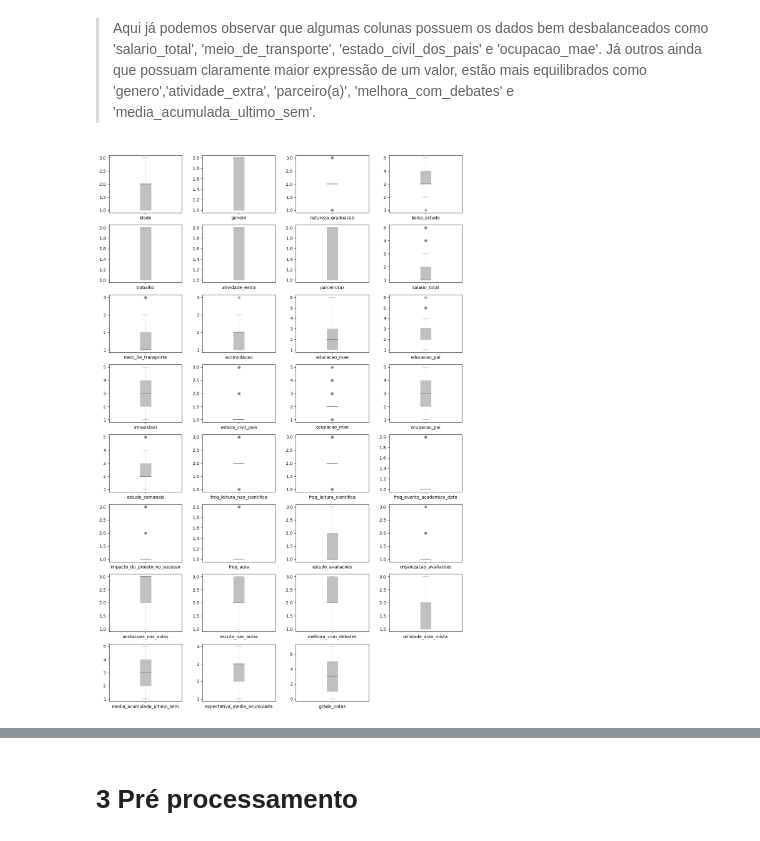
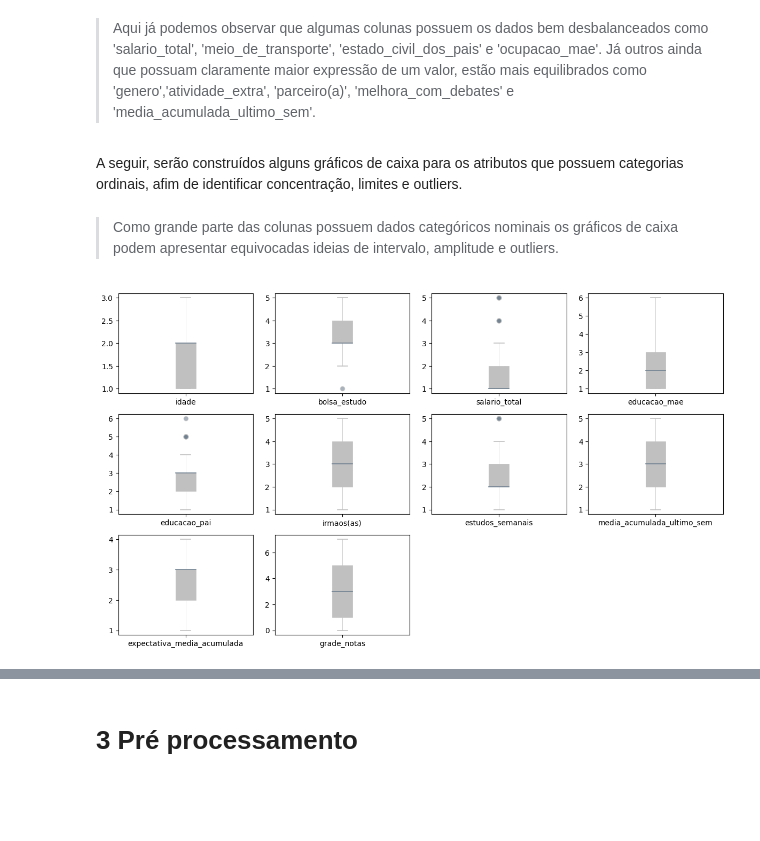
Before and after one commit to IqueMoraes/mvp_analise_exploratoria_e_pre_processamento, a Jupyter notebook: MVP_.ipynb, the cells around one changed output, grey strips where cells are left out. Drawn from its saved outputs; the diff is of its cells as text; code cells hidden in the pictures; blank space fills up the shorter version.

```diff
--- a/MVP_.ipynb
+++ b/MVP_.ipynb
@@ -245,7 +245,7 @@ DICT_LABELS = {
             5: 'Outra'
         }
     ),
-    'estudo_semanais': (
+    'estudos_semanais': (
         "Horas total de estudos semanais", {
             1: '0',
             2: '<=5',
@@ -900,5 +900,5 @@ Aproximadamente 93.55% dos atributos possuem coeficiente de var maior que 25%.
 # %% [markdown]
 ##### Gráficos
 # %%
-stds_filtered_df = students_df.loc[:].drop(['id_estudante', 'id_curso'], axis=1)
+students_filtered_df = students_df.loc[:].drop(['id_estudante', 'id_curso'], axis=1)
 # %%
@@ -943,23 +943,41 @@ plt.show()
 [figure]
 # %% [markdown]
 > Aqui já podemos observar que algumas colunas possuem os dados bem desbalanceados como 'salario_total', 'meio_de_transporte', 'estado_civil_dos_pais' e 'ocupacao_mae'. Já outros ainda que possuam claramente maior expressão de um valor, estão mais equilibrados como 'genero','atividade_extra', 'parceiro(a)', 'melhora_com_debates' e 'media_acumulada_ultimo_sem'.
+# %% [markdown]
+A seguir, serão construídos alguns gráficos de caixa para os atributos que possuem categorias ordinais, afim de identificar concentração, limites e outliers.
+# %% [markdown]
+> Como grande parte das colunas possuem dados categóricos nominais os gráficos de caixa podem apresentar equivocadas ideias de intervalo, amplitude e outliers.
+# %%
+# separando manualmente as colunas que poderão ser analisadas em boxplot.
+cols_ordinals = [
+    'idade',
+    'bolsa_estudo',
+    'salario_total',
+    'educacao_mae',
+    'educacao_pai',
+    'irmaos(as)',
+    'estudos_semanais',
+    'media_acumulada_ultimo_sem',
+    'expectativa_media_acumulada',
+    'grade_notas',
+]
 # %%
-stds_filtered_df.plot(
+students_filtered_df.loc[:, cols_ordinals].plot(
     kind = 'box',
     subplots = True,
     layout = (8,4),
     sharex = False,
     sharey = False,
     figsize = (12,18),
     patch_artist = True,
     medianprops = {'color': 'slategrey', 'linewidth': 1.2},
     boxprops = {'color': 'silver', 'linewidth': 0.5, 'facecolor': 'silver'},
     flierprops = {'markeredgecolor': 'silver', 'markerfacecolor': 'slategrey', 'linewidth': 0.2, 'alpha': 0.6},
     whiskerprops = {'color': 'silver', 'linewidth': 0.5, 'markerfacecolor': 'blue'},
     capprops = {'color': 'silver', 'linewidth': 1.2},
 )
 
 plt.tight_layout()
 plt.show()
 # %% [output]
-[figure, old version]
+[figure, new version]
```
Also changed, not shown: parts of 19 cells of this notebook.
